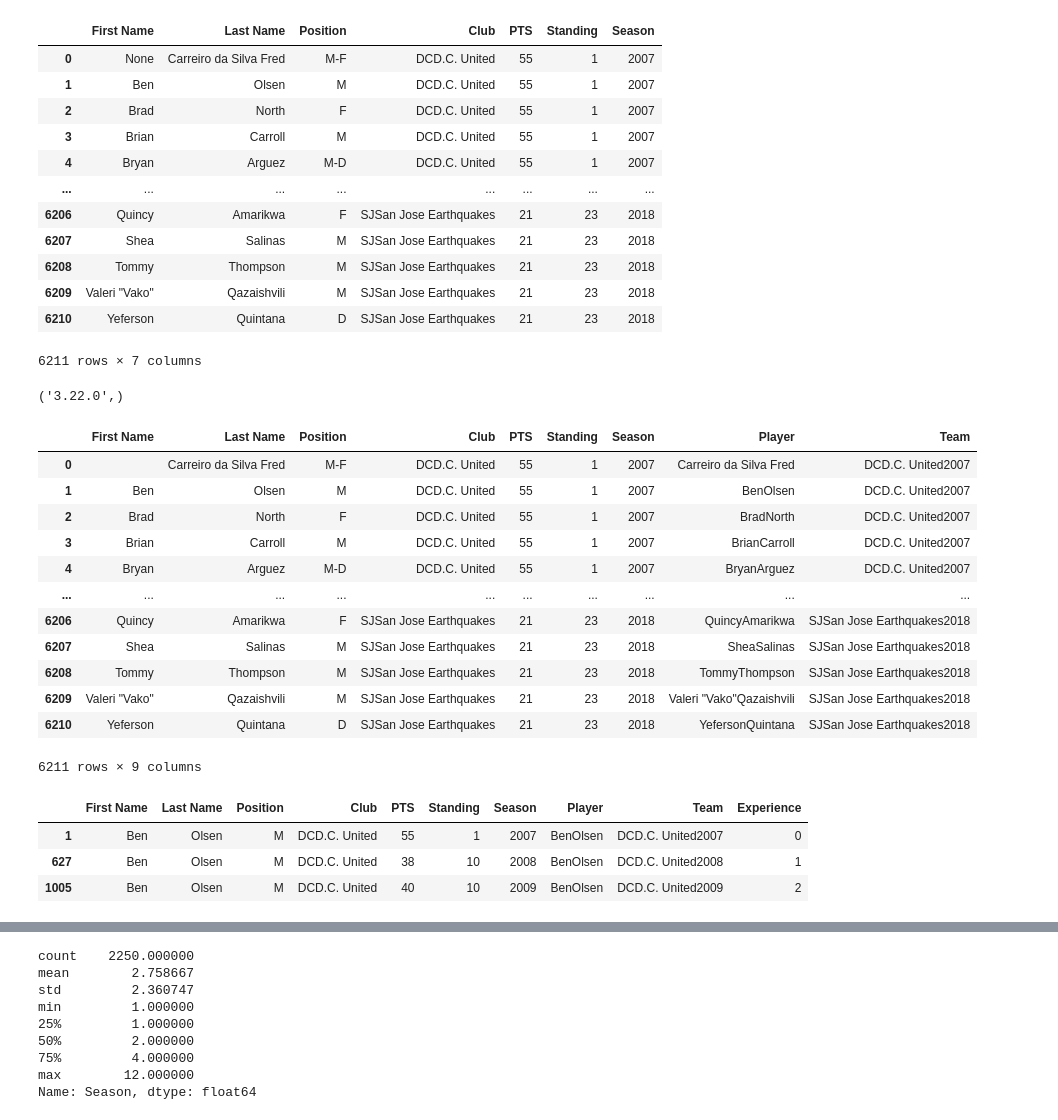
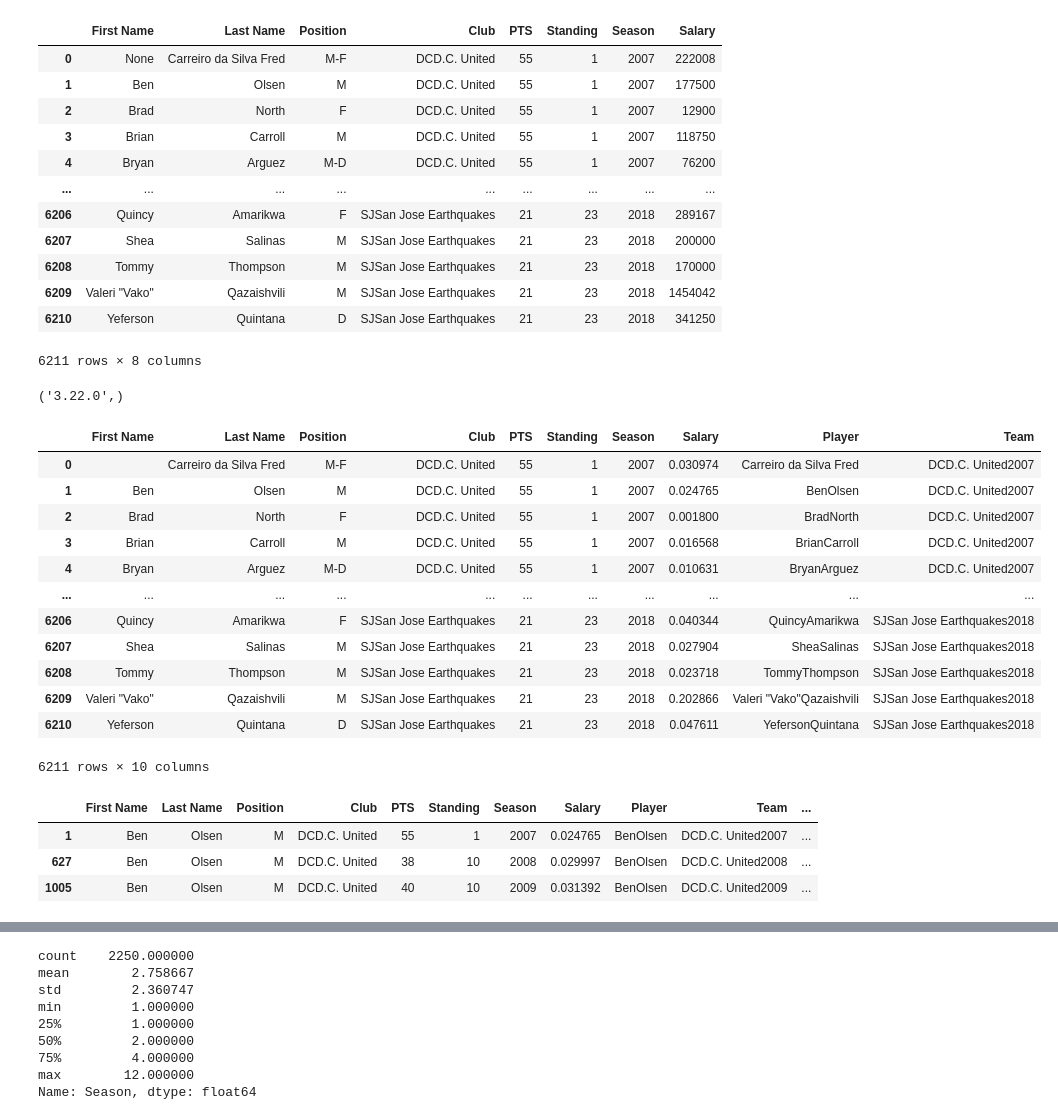
Before and after one commit to joshuadanielp/umn_fantasy_soccer, a Jupyter notebook: notebooks/research01.ipynb, the cells around one changed output, grey strips where cells are left out. Cells and saved outputs as stored; diff of their text form; code cells hidden in the pictures.

```diff
--- a/notebooks/research01.ipynb
+++ b/notebooks/research01.ipynb
@@ -6,27 +16,27 @@ engine = create_engine("sqlite:///../db/mlsseasons.sqlite", echo=False)
 # %%
 dataset=pd.DataFrame(engine.execute("""
 select s."First Name", s."Last Name", s.Position,
-c.Club, c.pts, c."#" as standing, c.season
+c.Club, c.pts, c."#" as standing, c.season, s."Total Compensation"
 from seasons c
 join club_map m on m.long_name = c.Club
 join salaries s on s."Club (grouped)" = m.short_name
 where c.season = s.Season
-"""),columns=['First Name','Last Name','Position','Club','PTS','Standing','Season'])
+"""),columns=['First Name','Last Name','Position','Club','PTS','Standing','Season','Salary'])
 dataset
 # %% [output]
-|  | First Name | Last Name | Position | Club | PTS | Standing | Season |
-| 0 | None | Carreiro da Silva Fred | M-F | DCD.C. United | 55 | 1 | 2007 |
-| 1 | Ben | Olsen | M | DCD.C. United | 55 | 1 | 2007 |
-| 2 | Brad | North | F | DCD.C. United | 55 | 1 | 2007 |
-| 3 | Brian | Carroll | M | DCD.C. United | 55 | 1 | 2007 |
-| 4 | Bryan | Arguez | M-D | DCD.C. United | 55 | 1 | 2007 |
-| ... | ... | ... | ... | ... | ... | ... | ... |
-| 6206 | Quincy | Amarikwa | F | SJSan Jose Earthquakes | 21 | 23 | 2018 |
-| 6207 | Shea | Salinas | M | SJSan Jose Earthquakes | 21 | 23 | 2018 |
-| 6208 | Tommy | Thompson | M | SJSan Jose Earthquakes | 21 | 23 | 2018 |
-| 6209 | Valeri "Vako" | Qazaishvili | M | SJSan Jose Earthquakes | 21 | 23 | 2018 |
-| 6210 | Yeferson | Quintana | D | SJSan Jose Earthquakes | 21 | 23 | 2018 |
+|  | First Name | Last Name | Position | Club | PTS | Standing | Season | Salary |
+| 0 | None | Carreiro da Silva Fred | M-F | DCD.C. United | 55 | 1 | 2007 | 222008 |
+| 1 | Ben | Olsen | M | DCD.C. United | 55 | 1 | 2007 | 177500 |
+| 2 | Brad | North | F | DCD.C. United | 55 | 1 | 2007 | 12900 |
+| 3 | Brian | Carroll | M | DCD.C. United | 55 | 1 | 2007 | 118750 |
+| 4 | Bryan | Arguez | M-D | DCD.C. United | 55 | 1 | 2007 | 76200 |
+| ... | ... | ... | ... | ... | ... | ... | ... | ... |
+| 6206 | Quincy | Amarikwa | F | SJSan Jose Earthquakes | 21 | 23 | 2018 | 289167 |
+| 6207 | Shea | Salinas | M | SJSan Jose Earthquakes | 21 | 23 | 2018 | 200000 |
+| 6208 | Tommy | Thompson | M | SJSan Jose Earthquakes | 21 | 23 | 2018 | 170000 |
+| 6209 | Valeri "Vako" | Qazaishvili | M | SJSan Jose Earthquakes | 21 | 23 | 2018 | 1454042 |
+| 6210 | Yeferson | Quintana | D | SJSan Jose Earthquakes | 21 | 23 | 2018 | 341250 |
-6211 rows × 7 columns
+6211 rows × 8 columns
 # %%
 engine.execute("select sqlite_version()").first()
 # %% [output]
@@ -36,21 +46,22 @@ dataset["First Name"] = dataset["First Name"].fillna("")
 # %%
 dataset['Player'] = dataset['First Name'] + dataset['Last Name'] # + dataset['Position']
 dataset['Team'] = dataset['Club'] + dataset['Season'].apply(str)
+dataset['Salary'] = dataset['Salary'] / dataset['Salary'].max()
 dataset
 # %% [output]
-|  | First Name | Last Name | Position | Club | PTS | Standing | Season | Player | Team |
-| 0 |  | Carreiro da Silva Fred | M-F | DCD.C. United | 55 | 1 | 2007 | Carreiro da Silva Fred | DCD.C. United2007 |
-| 1 | Ben | Olsen | M | DCD.C. United | 55 | 1 | 2007 | BenOlsen | DCD.C. United2007 |
-| 2 | Brad | North | F | DCD.C. United | 55 | 1 | 2007 | BradNorth | DCD.C. United2007 |
-| 3 | Brian | Carroll | M | DCD.C. United | 55 | 1 | 2007 | BrianCarroll | DCD.C. United2007 |
-| 4 | Bryan | Arguez | M-D | DCD.C. United | 55 | 1 | 2007 | BryanArguez | DCD.C. United2007 |
-| ... | ... | ... | ... | ... | ... | ... | ... | ... | ... |
-| 6206 | Quincy | Amarikwa | F | SJSan Jose Earthquakes | 21 | 23 | 2018 | QuincyAmarikwa | SJSan Jose Earthquakes2018 |
-| 6207 | Shea | Salinas | M | SJSan Jose Earthquakes | 21 | 23 | 2018 | SheaSalinas | SJSan Jose Earthquakes2018 |
-| 6208 | Tommy | Thompson | M | SJSan Jose Earthquakes | 21 | 23 | 2018 | TommyThompson | SJSan Jose Earthquakes2018 |
-| 6209 | Valeri "Vako" | Qazaishvili | M | SJSan Jose Earthquakes | 21 | 23 | 2018 | Valeri "Vako"Qazaishvili | SJSan Jose Earthquakes2018 |
-| 6210 | Yeferson | Quintana | D | SJSan Jose Earthquakes | 21 | 23 | 2018 | YefersonQuintana | SJSan Jose Earthquakes2018 |
+|  | First Name | Last Name | Position | Club | PTS | Standing | Season | Salary | Player | Team |
+| 0 |  | Carreiro da Silva Fred | M-F | DCD.C. United | 55 | 1 | 2007 | 0.030974 | Carreiro da Silva Fred | DCD.C. United2007 |
+| 1 | Ben | Olsen | M | DCD.C. United | 55 | 1 | 2007 | 0.024765 | BenOlsen | DCD.C. United2007 |
+| 2 | Brad | North | F | DCD.C. United | 55 | 1 | 2007 | 0.001800 | BradNorth | DCD.C. United2007 |
+| 3 | Brian | Carroll | M | DCD.C. United | 55 | 1 | 2007 | 0.016568 | BrianCarroll | DCD.C. United2007 |
+| 4 | Bryan | Arguez | M-D | DCD.C. United | 55 | 1 | 2007 | 0.010631 | BryanArguez | DCD.C. United2007 |
+| ... | ... | ... | ... | ... | ... | ... | ... | ... | ... | ... |
+| 6206 | Quincy | Amarikwa | F | SJSan Jose Earthquakes | 21 | 23 | 2018 | 0.040344 | QuincyAmarikwa | SJSan Jose Earthquakes2018 |
+| 6207 | Shea | Salinas | M | SJSan Jose Earthquakes | 21 | 23 | 2018 | 0.027904 | SheaSalinas | SJSan Jose Earthquakes2018 |
+| 6208 | Tommy | Thompson | M | SJSan Jose Earthquakes | 21 | 23 | 2018 | 0.023718 | TommyThompson | SJSan Jose Earthquakes2018 |
+| 6209 | Valeri "Vako" | Qazaishvili | M | SJSan Jose Earthquakes | 21 | 23 | 2018 | 0.202866 | Valeri "Vako"Qazaishvili | SJSan Jose Earthquakes2018 |
+| 6210 | Yeferson | Quintana | D | SJSan Jose Earthquakes | 21 | 23 | 2018 | 0.047611 | YefersonQuintana | SJSan Jose Earthquakes2018 |
-6211 rows × 9 columns
+6211 rows × 10 columns
 # %%
 # Example on one player
 subset = dataset.loc[dataset["Player"] == "BenOlsen"].sort_values("Season")
@@ -58,10 +69,10 @@ subset["Experience"] = range(subset.count()["Season"])
 subset
 #dataset.loc[dataset["Player"] == "BenOlsen"]
 # %% [output]
-|  | First Name | Last Name | Position | Club | PTS | Standing | Season | Player | Team | Experience |
-| 1 | Ben | Olsen | M | DCD.C. United | 55 | 1 | 2007 | BenOlsen | DCD.C. United2007 | 0 |
-| 627 | Ben | Olsen | M | DCD.C. United | 38 | 10 | 2008 | BenOlsen | DCD.C. United2008 | 1 |
-| 1005 | Ben | Olsen | M | DCD.C. United | 40 | 10 | 2009 | BenOlsen | DCD.C. United2009 | 2 |
+|  | First Name | Last Name | Position | Club | PTS | Standing | Season | Salary | Player | Team | ... |
+| 1 | Ben | Olsen | M | DCD.C. United | 55 | 1 | 2007 | 0.024765 | BenOlsen | DCD.C. United2007 | ... |
+| 627 | Ben | Olsen | M | DCD.C. United | 38 | 10 | 2008 | 0.029997 | BenOlsen | DCD.C. United2008 | ... |
+| 1005 | Ben | Olsen | M | DCD.C. United | 40 | 10 | 2009 | 0.031392 | BenOlsen | DCD.C. United2009 | ... |
 # %%
 # Add a column to the dataset "Experience" - how many years the player was in MLS prior to the season
 for player in pd.unique(dataset["Player"]):
```
Also changed, not shown: parts of 24 cells of this notebook.
